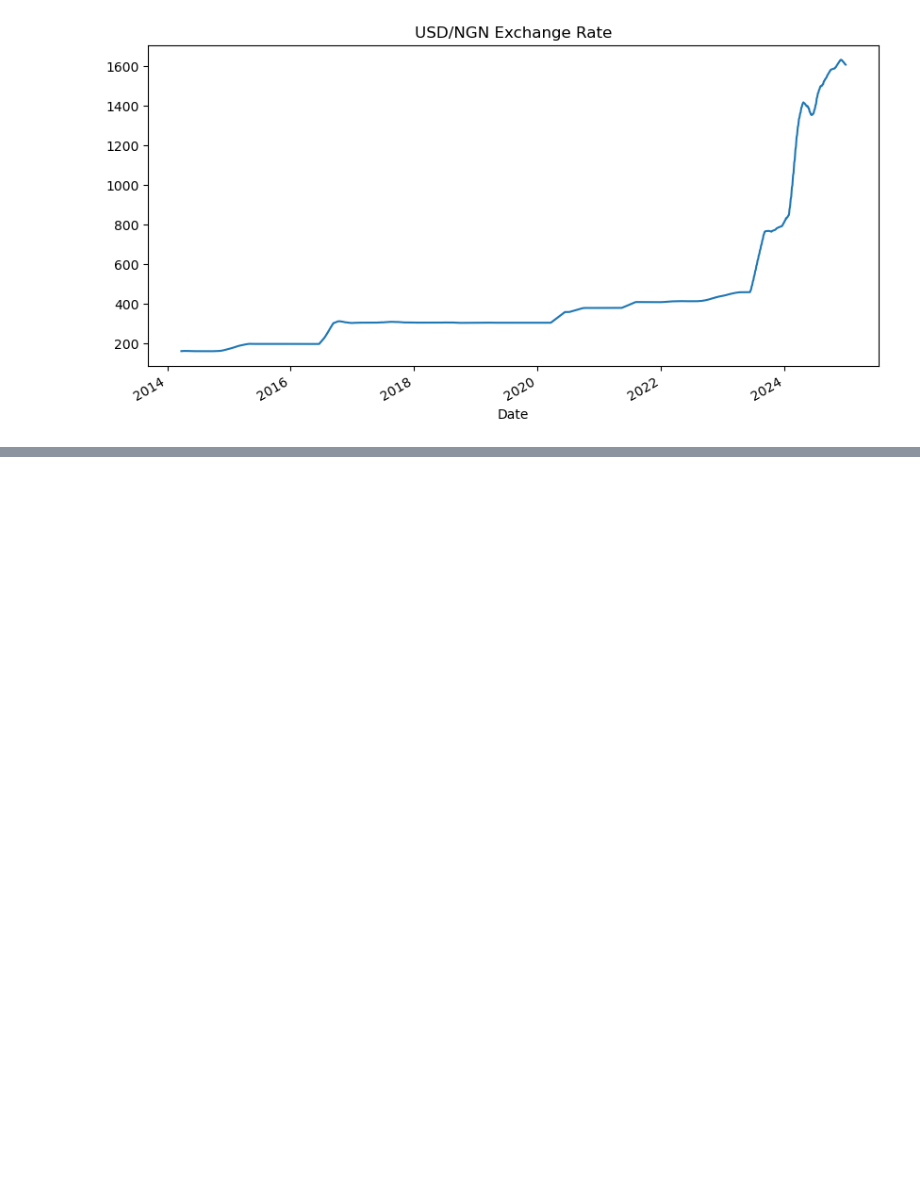
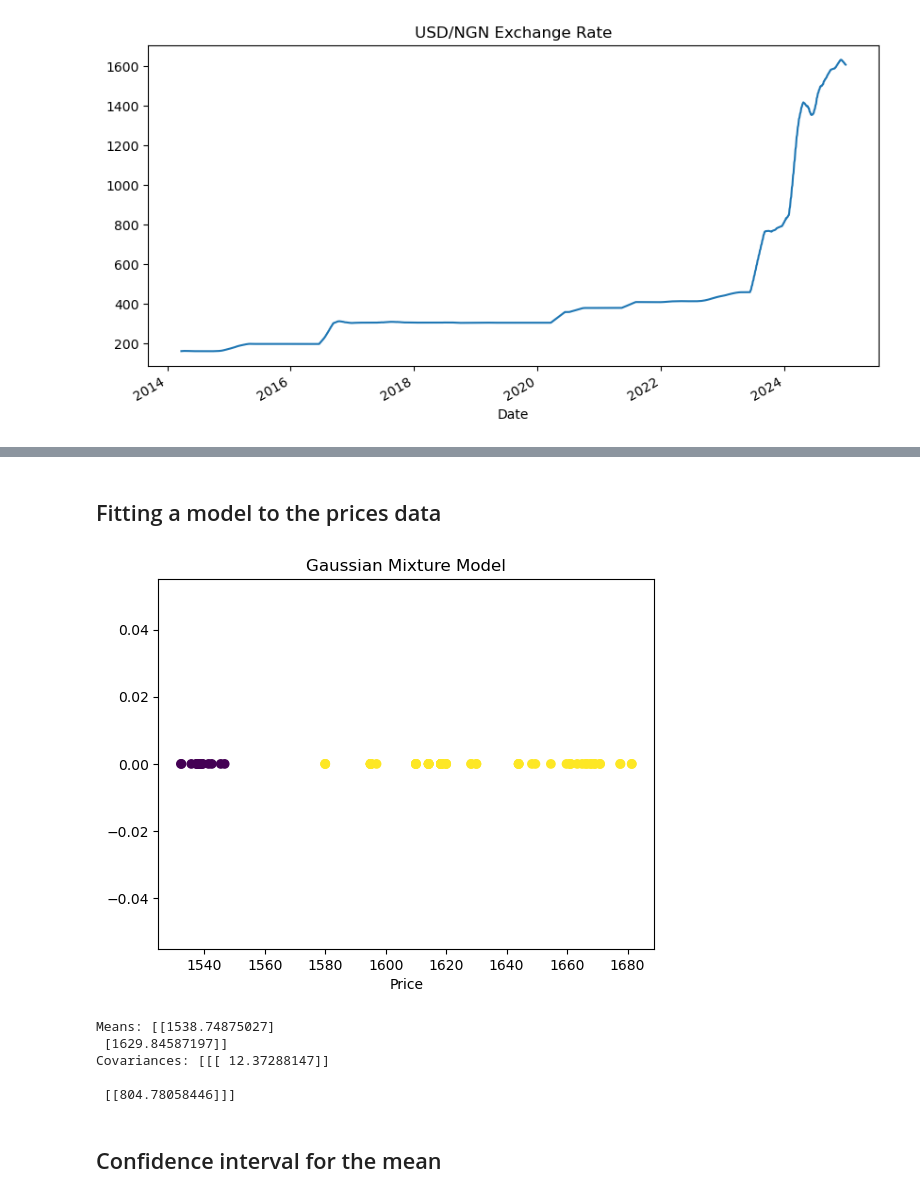
Before and after one commit to QuantBender/Hypermind, a Jupyter notebook: usd_ngn_forecast.ipynb, the cells around one changed output, grey strips where cells are left out. Cells and saved outputs as stored; diff of their text form; code cells hidden in the pictures; blank space fills up the shorter version.

```diff
--- a/usd_ngn_forecast.ipynb
+++ b/usd_ngn_forecast.ipynb
@@ -73,0 +120,28 @@ usd_ngn.head(30).describe()
+# %% [markdown]
+## Fitting a model to the prices data
+# %%
+# Fit a Gaussian Mixture Model with 2 components
+gmm = GaussianMixture(n_components=2)
+gmm.fit(usd_ngn.head(n_days)[['Price']])
+
+# Predict the component for each data point
+labels = gmm.predict(usd_ngn.head(n_days)[['Price']])
+
+# Plot the data points with different colors for each component
+plt.scatter(usd_ngn.head(n_days)['Price'], np.zeros_like(usd_ngn['Price'].head(n_days)), c=labels, cmap='viridis')
+plt.title('Gaussian Mixture Model')
+plt.xlabel('Price')
+plt.show()
+
+# Print the means and covariances of the components
+print('Means:', gmm.means_)
+print('Covariances:', gmm.covariances_)
+# %% [output]
+[figure, added]
+Means: [[1538.74875027]
+ [1629.84587197]]
+Covariances: [[[ 12.37288147]]
+
+ [[804.78058446]]]
+# %% [markdown]
+## Confidence interval for the mean
```
Also changed, not shown: parts of 14 cells of this notebook, 1 other file.
